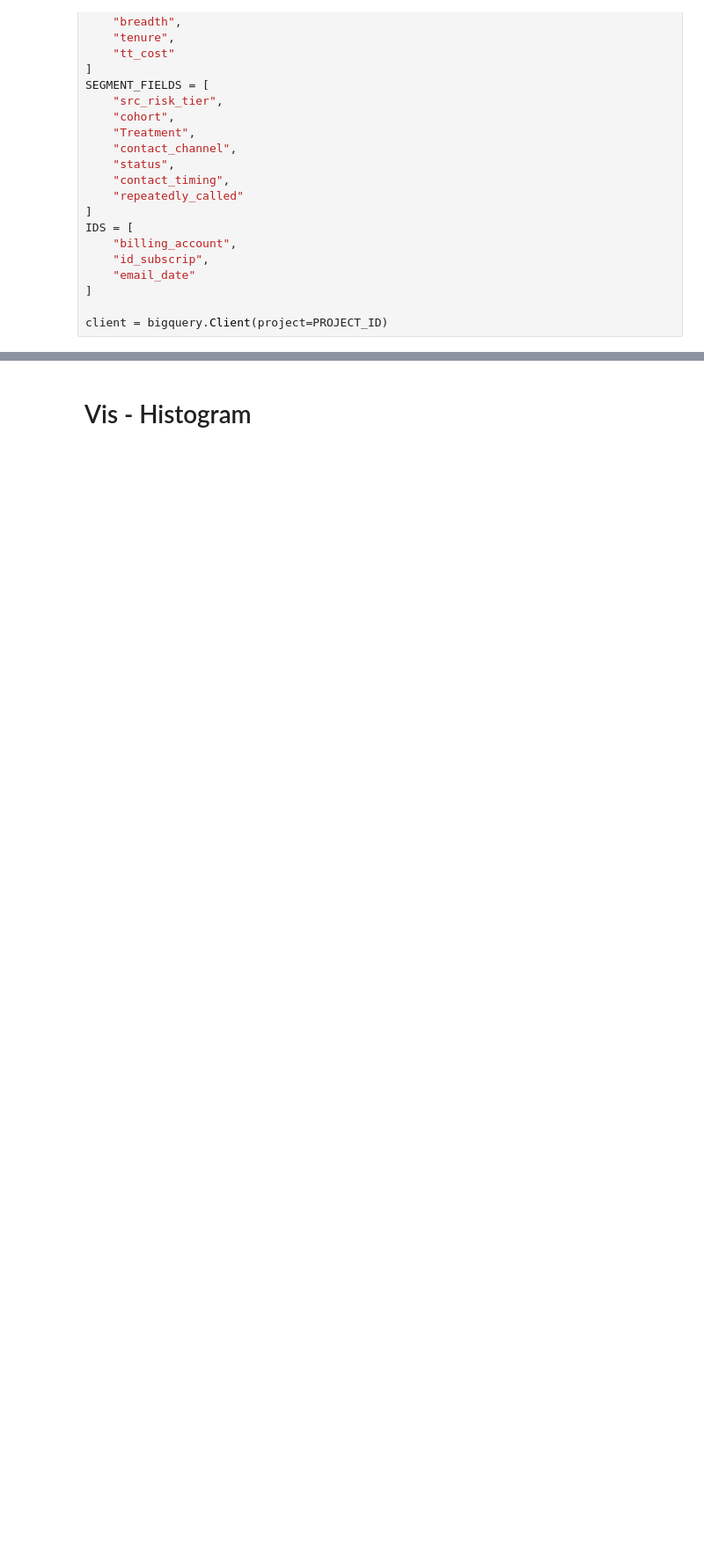
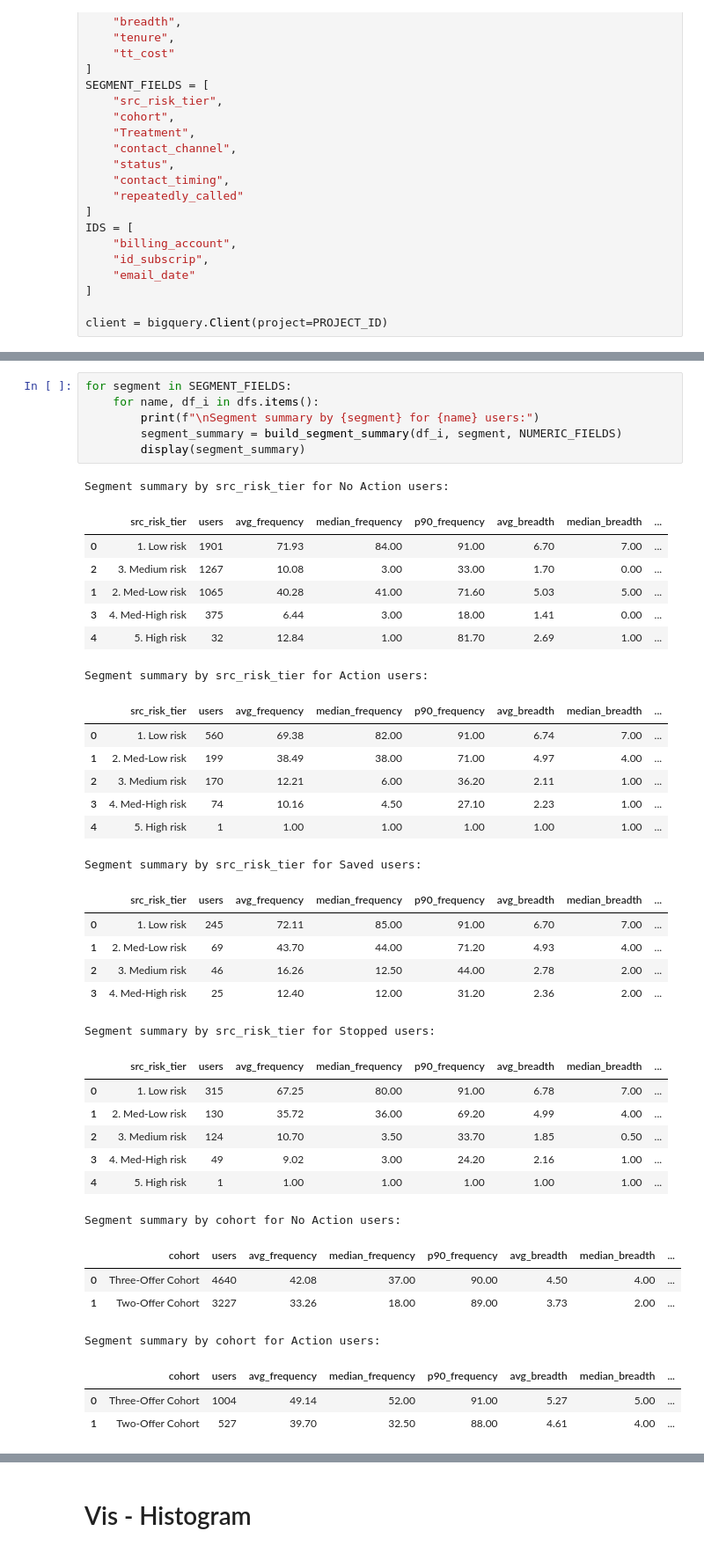
Before and after one commit to ying-gannett/stop_save_pChurn, a Jupyter notebook: src/notebooks/EDA.ipynb, the cells around one changed output, grey strips where cells are left out. Shown at 88% size. Drawn from its saved outputs; the diff is of its cells as text; blank space fills up the shorter version.

```diff
--- a/src/notebooks/EDA.ipynb
+++ b/src/notebooks/EDA.ipynb
@@ -115,0 +114,42 @@ Distribution Summary for No Action users:
+# %%
+for segment in SEGMENT_FIELDS:
+    for name, df_i in dfs.items():
+        print(f"\nSegment summary by {segment} for {name} users:")
+        segment_summary = build_segment_summary(df_i, segment, NUMERIC_FIELDS)
+        display(segment_summary)
+# %% [output]
+Segment summary by src_risk_tier for No Action users:
+|  | src_risk_tier | users | avg_frequency | median_frequency | p90_frequency | avg_breadth | median_breadth | ... |
+| 0 | 1. Low risk | 1901 | 71.93 | 84.00 | 91.00 | 6.70 | 7.00 | ... |
+| 2 | 3. Medium risk | 1267 | 10.08 | 3.00 | 33.00 | 1.70 | 0.00 | ... |
+| 1 | 2. Med-Low risk | 1065 | 40.28 | 41.00 | 71.60 | 5.03 | 5.00 | ... |
+| 3 | 4. Med-High risk | 375 | 6.44 | 3.00 | 18.00 | 1.41 | 0.00 | ... |
+| 4 | 5. High risk | 32 | 12.84 | 1.00 | 81.70 | 2.69 | 1.00 | ... |
+Segment summary by src_risk_tier for Action users:
+|  | src_risk_tier | users | avg_frequency | median_frequency | p90_frequency | avg_breadth | median_breadth | ... |
+| 0 | 1. Low risk | 560 | 69.38 | 82.00 | 91.00 | 6.74 | 7.00 | ... |
+| 1 | 2. Med-Low risk | 199 | 38.49 | 38.00 | 71.00 | 4.97 | 4.00 | ... |
+| 2 | 3. Medium risk | 170 | 12.21 | 6.00 | 36.20 | 2.11 | 1.00 | ... |
+| 3 | 4. Med-High risk | 74 | 10.16 | 4.50 | 27.10 | 2.23 | 1.00 | ... |
+| 4 | 5. High risk | 1 | 1.00 | 1.00 | 1.00 | 1.00 | 1.00 | ... |
+Segment summary by src_risk_tier for Saved users:
+|  | src_risk_tier | users | avg_frequency | median_frequency | p90_frequency | avg_breadth | median_breadth | ... |
+| 0 | 1. Low risk | 245 | 72.11 | 85.00 | 91.00 | 6.70 | 7.00 | ... |
+| 1 | 2. Med-Low risk | 69 | 43.70 | 44.00 | 71.20 | 4.93 | 4.00 | ... |
+| 2 | 3. Medium risk | 46 | 16.26 | 12.50 | 44.00 | 2.78 | 2.00 | ... |
+| 3 | 4. Med-High risk | 25 | 12.40 | 12.00 | 31.20 | 2.36 | 2.00 | ... |
+Segment summary by src_risk_tier for Stopped users:
+|  | src_risk_tier | users | avg_frequency | median_frequency | p90_frequency | avg_breadth | median_breadth | ... |
+| 0 | 1. Low risk | 315 | 67.25 | 80.00 | 91.00 | 6.78 | 7.00 | ... |
+| 1 | 2. Med-Low risk | 130 | 35.72 | 36.00 | 69.20 | 4.99 | 4.00 | ... |
+| 2 | 3. Medium risk | 124 | 10.70 | 3.50 | 33.70 | 1.85 | 0.50 | ... |
+| 3 | 4. Med-High risk | 49 | 9.02 | 3.00 | 24.20 | 2.16 | 1.00 | ... |
+| 4 | 5. High risk | 1 | 1.00 | 1.00 | 1.00 | 1.00 | 1.00 | ... |
+Segment summary by cohort for No Action users:
+|  | cohort | users | avg_frequency | median_frequency | p90_frequency | avg_breadth | median_breadth | ... |
+| 0 | Three-Offer Cohort | 4640 | 42.08 | 37.00 | 90.00 | 4.50 | 4.00 | ... |
+| 1 | Two-Offer Cohort | 3227 | 33.26 | 18.00 | 89.00 | 3.73 | 2.00 | ... |
+Segment summary by cohort for Action users:
+|  | cohort | users | avg_frequency | median_frequency | p90_frequency | avg_breadth | median_breadth | ... |
+| 0 | Three-Offer Cohort | 1004 | 49.14 | 52.00 | 91.00 | 5.27 | 5.00 | ... |
+| 1 | Two-Offer Cohort | 527 | 39.70 | 32.50 | 88.00 | 4.61 | 4.00 | ... |
```
Also changed, not shown: parts of 20 cells of this notebook, 1 other file.
